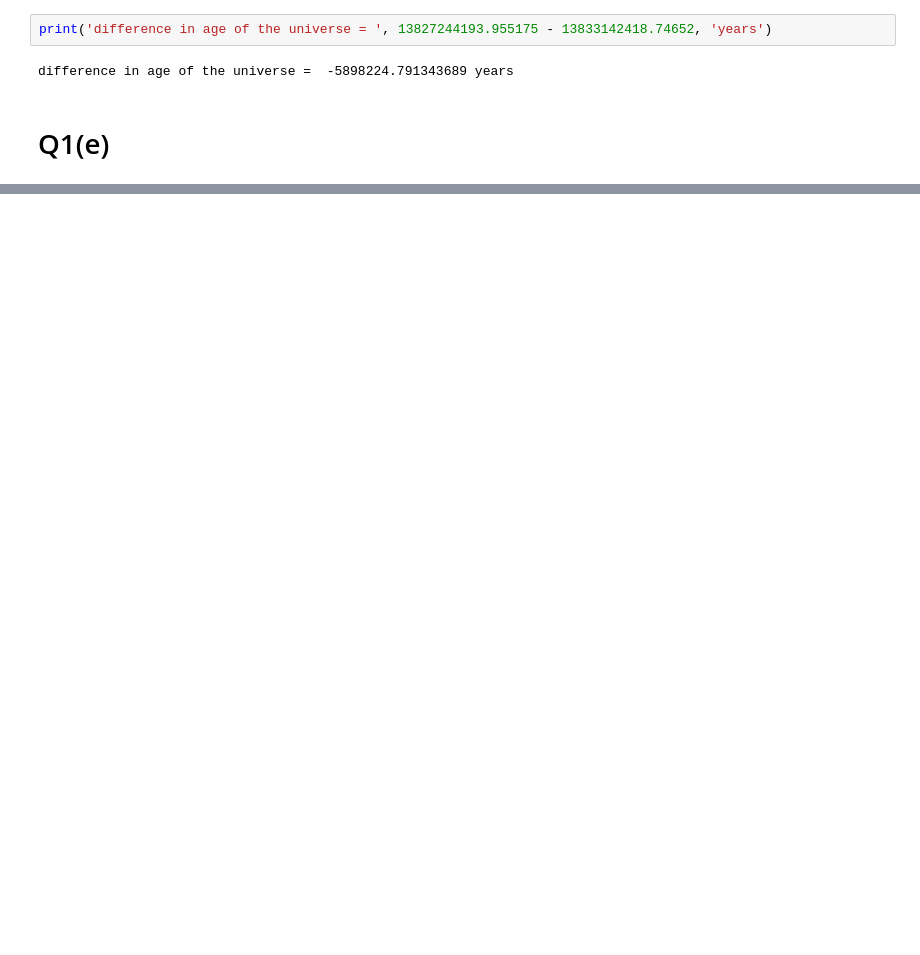
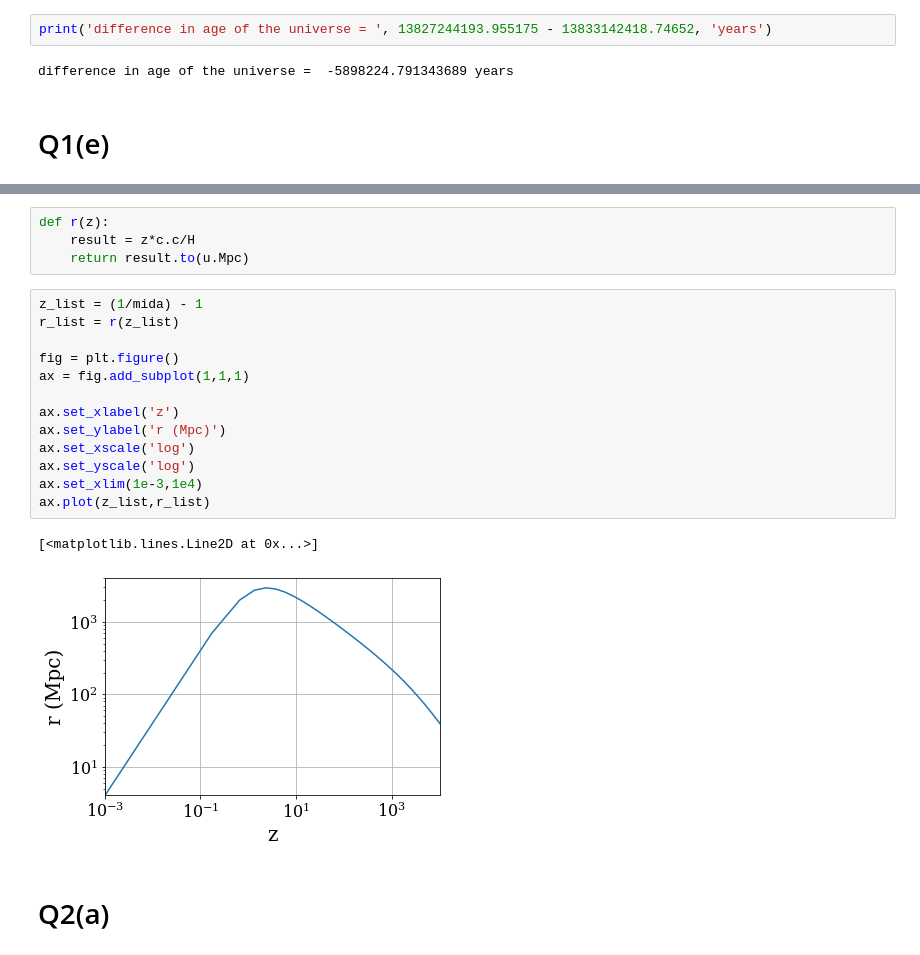
Before and after one commit to cinnamonzim/Physics444, a Jupyter notebook: cosmologyhw6.ipynb, the cells around one changed output, grey strips where cells are left out. Cells and saved outputs as stored; diff of their text form; blank space fills up the shorter version.

```diff
--- a/cosmologyhw6.ipynb
+++ b/cosmologyhw6.ipynb
@@ -132,0 +141,22 @@ plt.show()
+# %%
+def r(z):
+    result = z*c.c/H
+    return result.to(u.Mpc)
+# %%
+z_list = (1/mida) - 1
+r_list = r(z_list)
+
+fig = plt.figure()
+ax = fig.add_subplot(1,1,1)
+
+ax.set_xlabel('z')
+ax.set_ylabel('r (Mpc)')
+ax.set_xscale('log')
+ax.set_yscale('log')
+ax.set_xlim(1e-3,1e4)
+ax.plot(z_list,r_list)
+# %% [output]
+[<matplotlib.lines.Line2D at 0x...>]
+[figure, added]
+# %% [markdown]
+# Q2(a)
```
Also changed, not shown: parts of 13 cells of this notebook.
